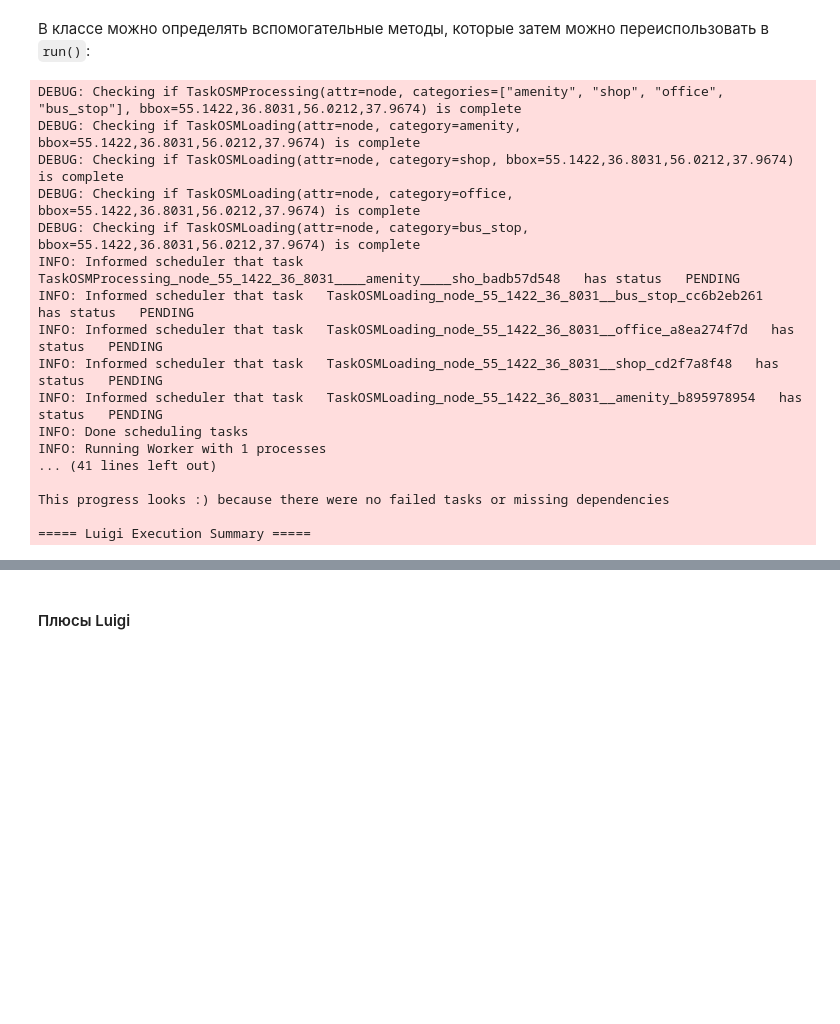
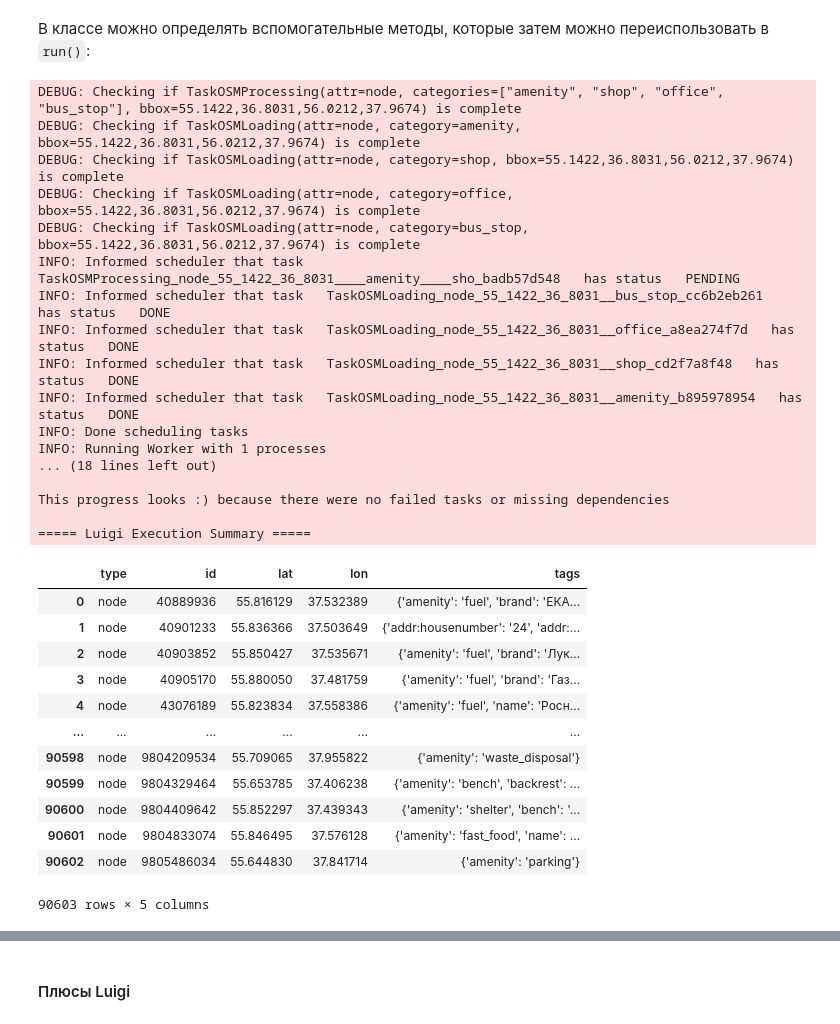
Before and after one commit to hildar/RecSys-Megafon, a Jupyter notebook: Урок_7_Знакомство_с_библиотекой_Luigi_Создание_пайплайнов.ipynb, the cells around one changed output, grey strips where cells are left out. Saved outputs shown, nothing was run; the diff lists cells and outputs as text; code cells hidden in the pictures; blank space fills up the shorter version.

```diff
--- a/Урок_7_Знакомство_с_библиотекой_Luigi_Создание_пайплайнов.ipynb
+++ b/Урок_7_Знакомство_с_библиотекой_Luigi_Создание_пайплайнов.ipynb
@@ -278,7 +283,10 @@ class TaskOSMProcessing(luigi.Task):
 # %%
 if __name__ == '__main__':
-    luigi.build([TaskOSMProcessing('node',['amenity','shop','office','bus_stop'],
-                                   "55.1422,36.8031,56.0212,37.9674")])
+    luigi.build([TaskOSMProcessing('node',
+                                   ['amenity','shop','office','bus_stop'],
+                                   "55.1422,36.8031,56.0212,37.9674"
+                                  )
+                ])
 # %% [output]
 DEBUG: Checking if TaskOSMProcessing(attr=node, categories=["amenity", "shop", "office", "bus_stop"], bbox=55.1422,36.8031,56.0212,37.9674) is complete
 DEBUG: Checking if TaskOSMLoading(attr=node, category=amenity, bbox=55.1422,36.8031,56.0212,37.9674) is complete
@@ -286,14 +294,33 @@ DEBUG: Checking if TaskOSMLoading(attr=node, category=shop, bbox=55.1422,36.8031
 DEBUG: Checking if TaskOSMLoading(attr=node, category=office, bbox=55.1422,36.8031,56.0212,37.9674) is complete
 DEBUG: Checking if TaskOSMLoading(attr=node, category=bus_stop, bbox=55.1422,36.8031,56.0212,37.9674) is complete
 INFO: Informed scheduler that task   TaskOSMProcessing_node_55_1422_36_8031____amenity____sho_badb57d548   has status   PENDING
-INFO: Informed scheduler that task   TaskOSMLoading_node_55_1422_36_8031__bus_stop_cc6b2eb261   has status   PENDING
-INFO: Informed scheduler that task   TaskOSMLoading_node_55_1422_36_8031__office_a8ea274f7d   has status   PENDING
-INFO: Informed scheduler that task   TaskOSMLoading_node_55_1422_36_8031__shop_cd2f7a8f48   has status   PENDING
-INFO: Informed scheduler that task   TaskOSMLoading_node_55_1422_36_8031__amenity_b895978954   has status   PENDING
+INFO: Informed scheduler that task   TaskOSMLoading_node_55_1422_36_8031__bus_stop_cc6b2eb261   has status   DONE
+INFO: Informed scheduler that task   TaskOSMLoading_node_55_1422_36_8031__office_a8ea274f7d   has status   DONE
+INFO: Informed scheduler that task   TaskOSMLoading_node_55_1422_36_8031__shop_cd2f7a8f48   has status   DONE
+INFO: Informed scheduler that task   TaskOSMLoading_node_55_1422_36_8031__amenity_b895978954   has status   DONE
 INFO: Done scheduling tasks
 INFO: Running Worker with 1 processes
-... (41 lines left out)
+... (18 lines left out)
 
 This progress looks :) because there were no failed tasks or missing dependencies
 
 ===== Luigi Execution Summary =====
+# %%
+with open('osm_data/data_osm_amenity.json') as raw_file:
+    a = pd.DataFrame((json.load(raw_file))['elements'])
+# %%
+a
+# %% [output]
+|  | type | id | lat | lon | tags |
+| 0 | node | 40889936 | 55.816129 | 37.532389 | {'amenity': 'fuel', 'brand': 'ЕКА... |
+| 1 | node | 40901233 | 55.836366 | 37.503649 | {'addr:housenumber': '24', 'addr:... |
+| 2 | node | 40903852 | 55.850427 | 37.535671 | {'amenity': 'fuel', 'brand': 'Лук... |
+| 3 | node | 40905170 | 55.880050 | 37.481759 | {'amenity': 'fuel', 'brand': 'Газ... |
+| 4 | node | 43076189 | 55.823834 | 37.558386 | {'amenity': 'fuel', 'name': 'Росн... |
+| ... | ... | ... | ... | ... | ... |
+| 90598 | node | 9804209534 | 55.709065 | 37.955822 | {'amenity': 'waste_disposal'} |
+| 90599 | node | 9804329464 | 55.653785 | 37.406238 | {'amenity': 'bench', 'backrest': ... |
+| 90600 | node | 9804409642 | 55.852297 | 37.439343 | {'amenity': 'shelter', 'bench': '... |
+| 90601 | node | 9804833074 | 55.846495 | 37.576128 | {'amenity': 'fast_food', 'name': ... |
+| 90602 | node | 9805486034 | 55.644830 | 37.841714 | {'amenity': 'parking'} |
+90603 rows × 5 columns
```
Also changed, not shown: parts of 5 cells of this notebook.
